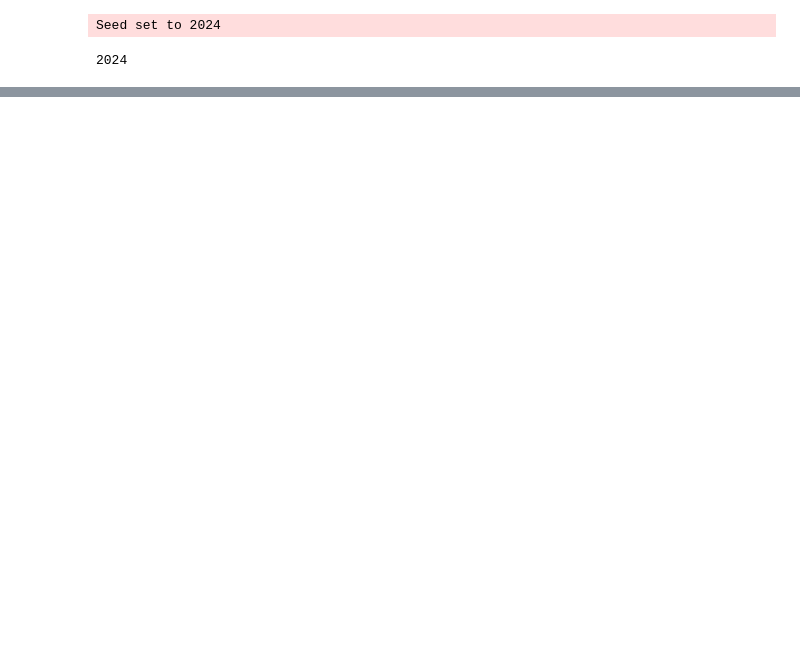
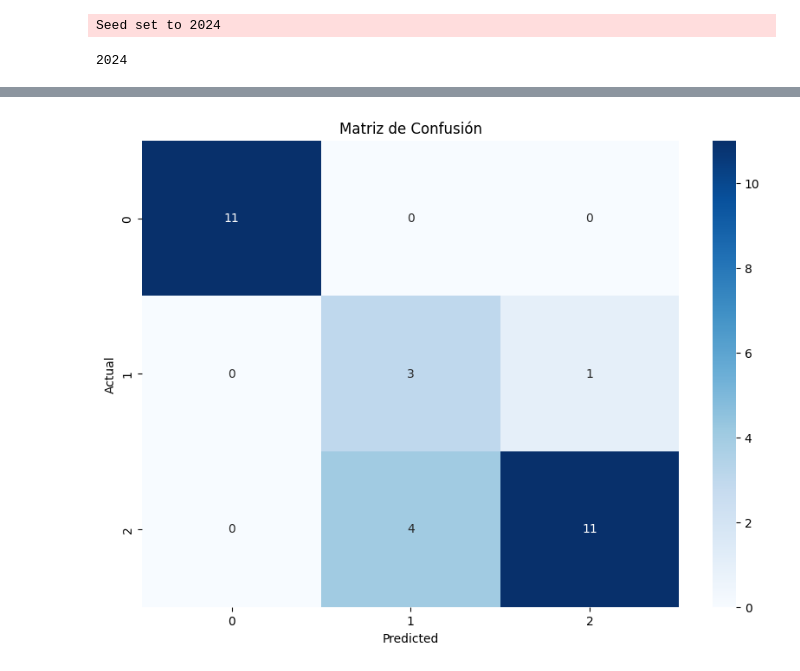
Before and after one commit to SIANI-IA/LanguageSpaceExplorer, a Jupyter notebook: mlp.ipynb, the cells around one changed output, grey strips where cells are left out. Drawn from its saved outputs; the diff is of its cells as text; code cells hidden in the pictures; blank space fills up the shorter version.

```diff
--- a/mlp.ipynb
+++ b/mlp.ipynb
@@ -12,5 +14,7 @@ import torchmetrics
 # %%
 seed = 2024
+HIDDEN_SIZE = 128
+BATCH_SIZE = 8
 pl.seed_everything(seed)
 # %% [output]
 Seed set to 2024
@@ -69,7 +76,7 @@ def create_dataloaders(activations, tasks, batch_size=32, val_split=0.2):
     return train_loader, val_loader
 # %%
 class MLPClassifier(pl.LightningModule):
-    def __init__(self, input_size, num_classes, hidden_size=128):
+    def __init__(self, input_size, num_classes, hidden_size=HIDDEN_SIZE):
         super(MLPClassifier, self).__init__()
         self.fc1 = nn.Linear(input_size, hidden_size)
         self.fc2 = nn.Linear(hidden_size, hidden_size)
@@ -91,6 +98,13 @@ class MLPClassifier(pl.LightningModule):
         self.train_recall = Recall(num_classes=num_classes, average='macro', task=TASK)
         self.val_recall = Recall(num_classes=num_classes, average='macro', task=TASK)
         self.test_recall = Recall(num_classes=num_classes, average='macro', task=TASK)
+
+        # Matriz de confusión para el conjunto de test
+        self.conf_matrix = ConfusionMatrix(num_classes=num_classes, task=TASK)
+
+        # Almacenará todas las predicciones y etiquetas
+        self.preds = []
+        self.targets = []
 
     def forward(self, x):
         x = F.relu(self.fc1(x))
@@ -149,11 +163,17 @@ class MLPClassifier(pl.LightningModule):
         loss = F.cross_entropy(logits, y)
         preds = torch.argmax(logits, dim=1)
 
+        self.preds.append(preds)
+        self.targets.append(y)
+
         # Calcular métricas
         acc = self.test_acc(preds, y)
         f1 = self.test_f1(preds, y)
         precision = self.test_precision(preds, y)
         recall = self.test_recall(preds, y)
+
+        # Actualizar la matriz de confusión
+        self.conf_matrix_result = self.conf_matrix(preds, y)
 
         # Log de métricas
         self.log('test_loss', loss, on_step=False, on_epoch=True)
@@ -164,6 +184,22 @@ class MLPClassifier(pl.LightningModule):
 
         return loss
 
+    def plot_cm(self):
+        # Concatenar todas las predicciones y etiquetas
+        preds = torch.cat(self.preds).cpu()
+        targets = torch.cat(self.targets).cpu()
+
+        # Calcular la matriz de confusión
+        conf_matrix = self.conf_matrix(preds, targets).cpu().numpy()
+
+        # Mostrar la matriz de confusión
+        plt.figure(figsize=(10, 7))
+        sns.heatmap(conf_matrix, annot=True, fmt='d', cmap='Blues')
+        plt.xlabel('Predicted')
+        plt.ylabel('Actual')
+        plt.title('Matriz de Confusión')
+        plt.show()
+
     # Optimizer configuration
     def configure_optimizers(self):
         optimizer = torch.optim.Adam(self.parameters(), lr=1e-3)
@@ -179,17 +215,9 @@ task_mapping = {label: idx for idx, label in enumerate(set(tasks))}  # Un mapeo
 tasks = [task_mapping[task] for task in tasks]  # Convertir tareas a índices numéricos
 
 # Crear DataLoader
-train_loader, val_loader = create_dataloaders(activations, tasks, batch_size=32)
+train_loader, val_loader = create_dataloaders(activations, tasks, batch_size=BATCH_SIZE)
 
 # Definir el modelo
 input_size = len(activations[0])  # El tamaño del vector de entrada
 num_classes = len(task_mapping)  # El número de clases
-
-model = MLPClassifier(input_size=input_size, num_classes=num_classes)
-
-# Inicializar el entrenador de PyTorch Lightning
-trainer = pl.Trainer(max_epochs=10)
-
-# Entrenar el modelo
-trainer.fit(model, train_loader, val_loader)
 # %% [output]
@@ -235,0 +271,4 @@ LOCAL_RANK: 0 - CUDA_VISIBLE_DEVICES: [0]
+# %%
+model.plot_cm()
+# %% [output]
+[figure, added]
```
Also changed, not shown: parts of 7 cells of this notebook, 3 other files.
